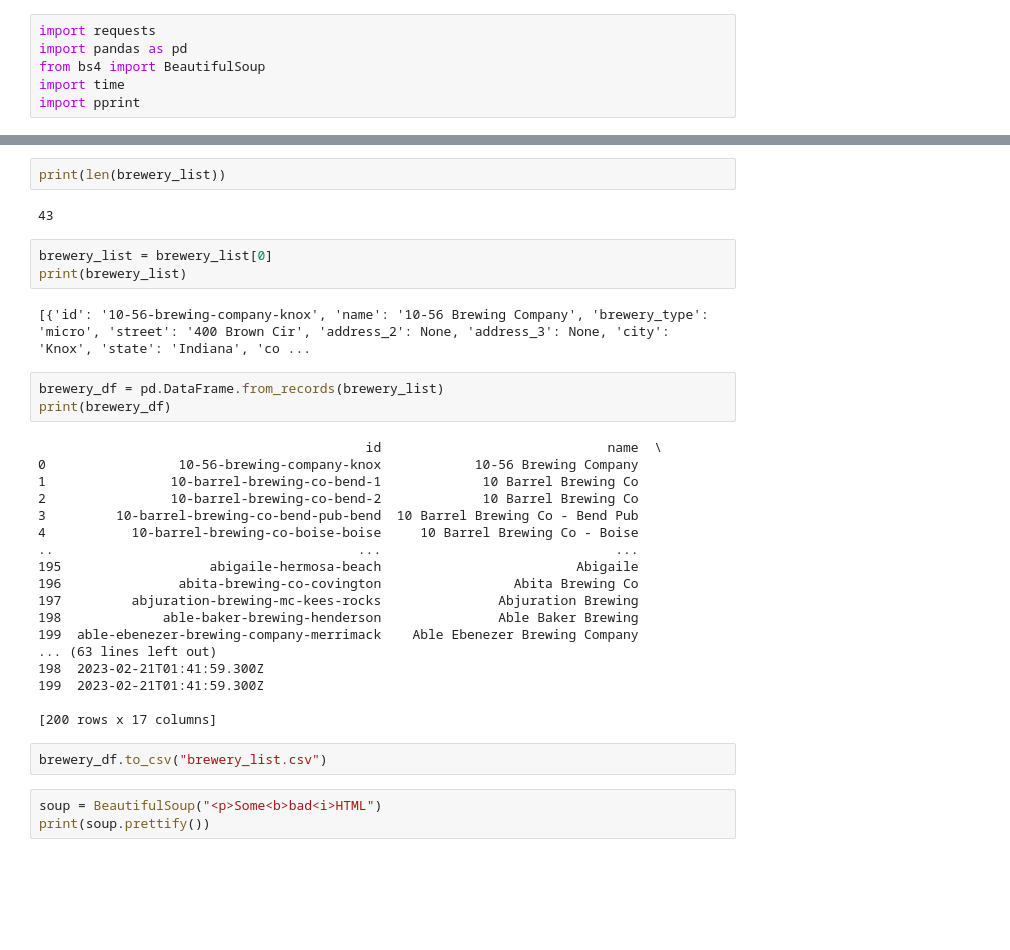
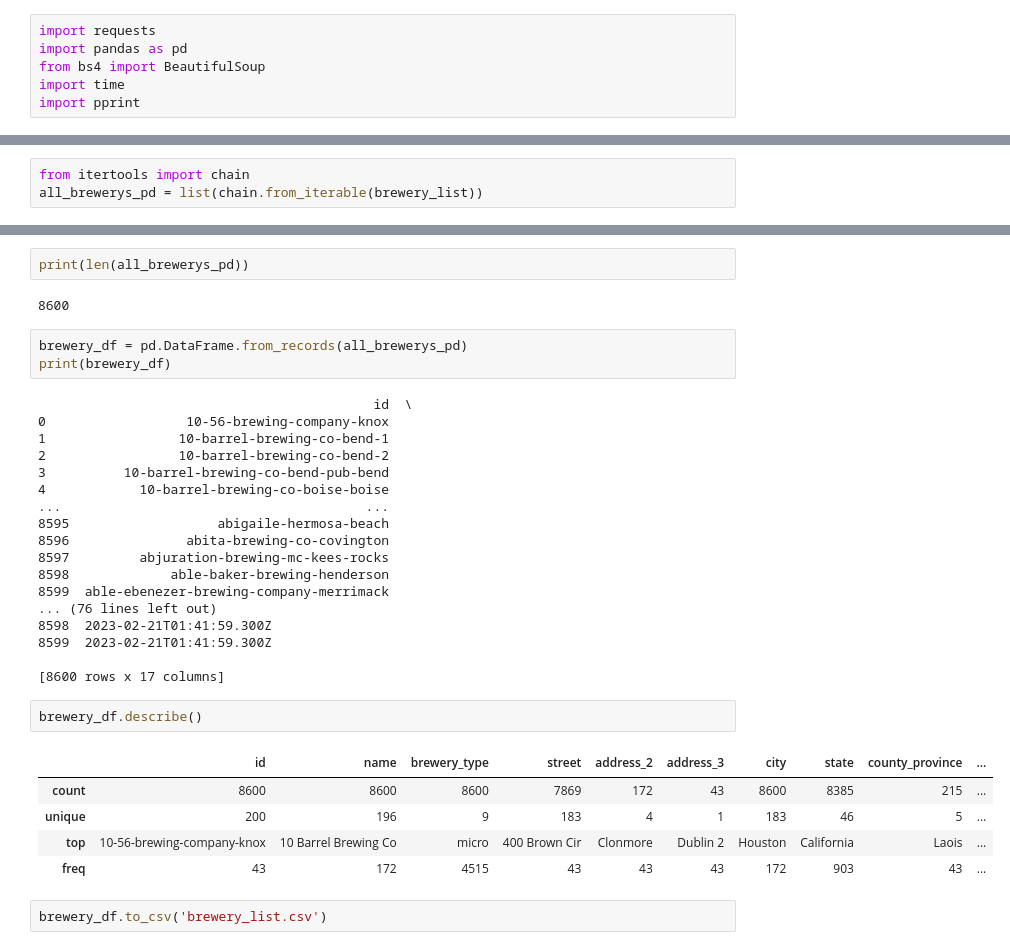
Before and after one commit to KellyPared/GT-Bootcamp-Breweries_itsfiveoclock, a Jupyter notebook: data/api_data_collection.ipynb, the cells around one changed output, grey strips where cells are left out. Saved outputs shown, nothing was run; the diff lists cells and outputs as text; blank space fills up the shorter version.

Commit message:
data

```diff
--- a/data/api_data_collection.ipynb
+++ b/data/api_data_collection.ipynb
@@ -45,0 +36,3 @@ NotebookApp.rate_limit_window=3.0 (secs)
+# %%
+from itertools import chain
+all_brewerys_pd = list(chain.from_iterable(brewery_list))
@@ -46,35 +59,35 @@ NotebookApp.rate_limit_window=3.0 (secs)
 # %%
-print(len(brewery_list))
+print(len(all_brewerys_pd))
 # %% [output]
-43
+8600
-# %%
-brewery_list = brewery_list[0]
-print(brewery_list)
-# %% [output]
-[{'id': '10-56-brewing-company-knox', 'name': '10-56 Brewing Company', 'brewery_type': 'micro', 'street': '400 Brown Cir', 'address_2': None, 'address_3': None, 'city': 'Knox', 'state': 'Indiana', 'co ...
 # %%
-brewery_df = pd.DataFrame.from_records(brewery_list)
+brewery_df = pd.DataFrame.from_records(all_brewerys_pd)
 print(brewery_df)
 # %% [output]
-                                          id                             name  \
-0                 10-56-brewing-company-knox            10-56 Brewing Company
-1                10-barrel-brewing-co-bend-1             10 Barrel Brewing Co
-2                10-barrel-brewing-co-bend-2             10 Barrel Brewing Co
-3         10-barrel-brewing-co-bend-pub-bend  10 Barrel Brewing Co - Bend Pub
-4           10-barrel-brewing-co-boise-boise     10 Barrel Brewing Co - Boise
-..                                       ...                              ...
-195                   abigaile-hermosa-beach                         Abigaile
-196               abita-brewing-co-covington                 Abita Brewing Co
-197         abjuration-brewing-mc-kees-rocks               Abjuration Brewing
-198             able-baker-brewing-henderson               Able Baker Brewing
-199  able-ebenezer-brewing-company-merrimack    Able Ebenezer Brewing Company
-... (63 lines left out)
-198  2023-02-21T01:41:59.300Z
-199  2023-02-21T01:41:59.300Z
+                                           id  \
+0                  10-56-brewing-company-knox
+1                 10-barrel-brewing-co-bend-1
+2                 10-barrel-brewing-co-bend-2
+3          10-barrel-brewing-co-bend-pub-bend
+4            10-barrel-brewing-co-boise-boise
+...                                       ...
+8595                   abigaile-hermosa-beach
+8596               abita-brewing-co-covington
+8597         abjuration-brewing-mc-kees-rocks
+8598             able-baker-brewing-henderson
+8599  able-ebenezer-brewing-company-merrimack
+... (76 lines left out)
+8598  2023-02-21T01:41:59.300Z
+8599  2023-02-21T01:41:59.300Z
 
-[200 rows x 17 columns]
+[8600 rows x 17 columns]
+# %%
+brewery_df.describe()
+# %% [output]
+|  | id | name | brewery_type | street | address_2 | address_3 | city | state | county_province | ... |
+| count | 8600 | 8600 | 8600 | 7869 | 172 | 43 | 8600 | 8385 | 215 | ... |
+| unique | 200 | 196 | 9 | 183 | 4 | 1 | 183 | 46 | 5 | ... |
+| top | 10-56-brewing-company-knox | 10 Barrel Brewing Co | micro | 400 Brown Cir | Clonmore | Dublin 2 | Houston | California | Laois | ... |
+| freq | 43 | 172 | 4515 | 43 | 43 | 43 | 172 | 903 | 43 | ... |
 # %%
-brewery_df.to_csv("brewery_list.csv")
+brewery_df.to_csv('brewery_list.csv')
-# %%
-soup = BeautifulSoup("<p>Some<b>bad<i>HTML")
-print(soup.prettify())
```
Also changed, not shown: parts of 4 cells of this notebook, 1 other file.
